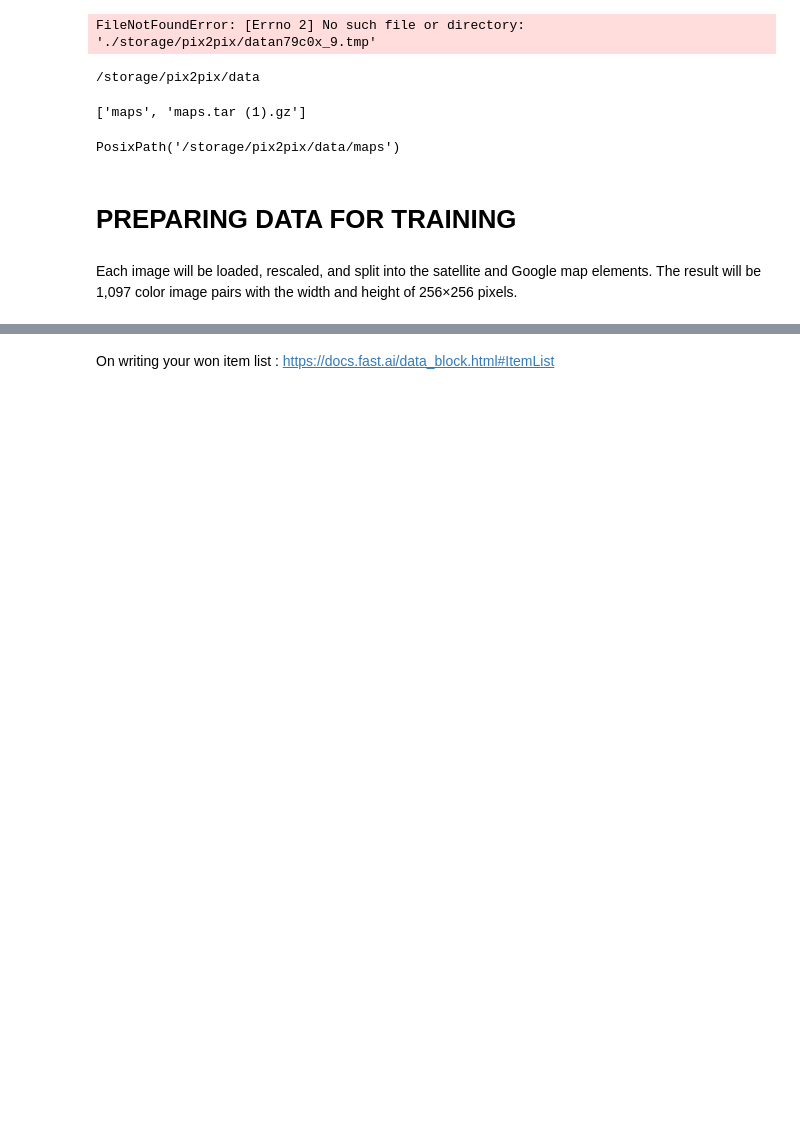
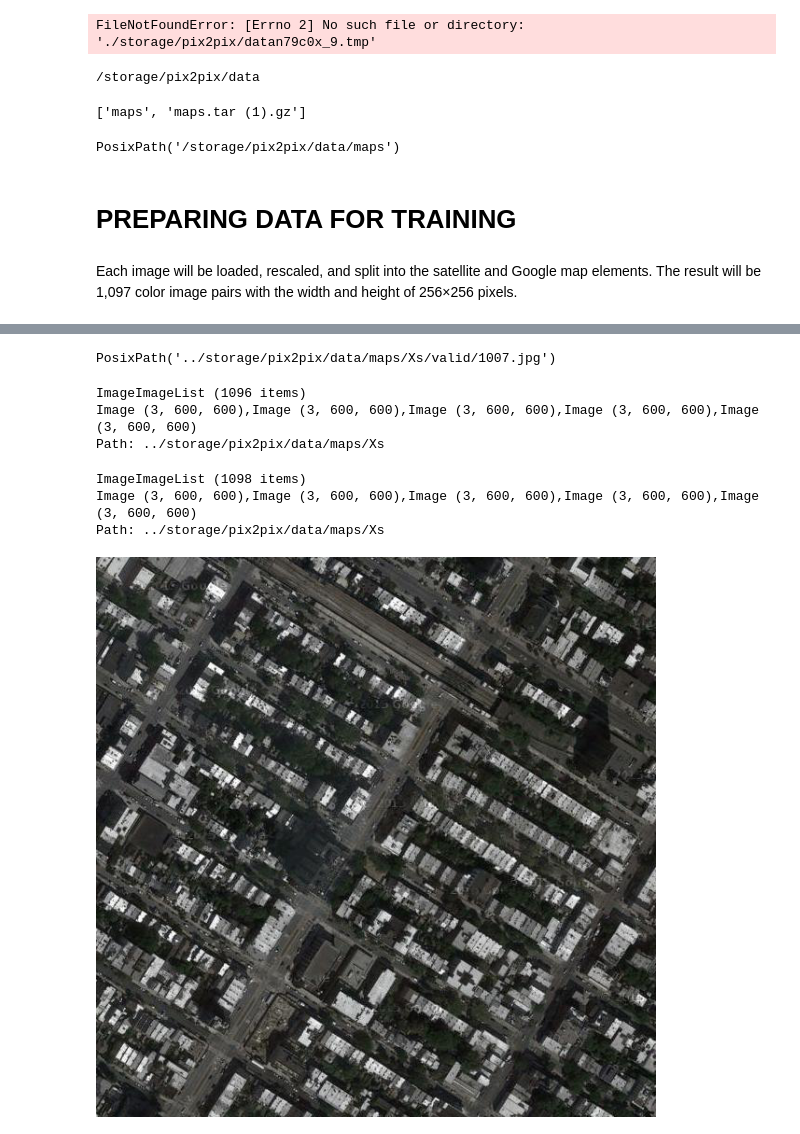
Before and after one commit to IsisChameleon/ml-training, a Jupyter notebook: nbs/Pix2Pix.ipynb, the cells around one changed output, grey strips where cells are left out. Saved outputs shown, nothing was run; the diff lists cells and outputs as text; code cells hidden in the pictures; blank space fills up the shorter version.

```diff
--- a/nbs/Pix2Pix.ipynb
+++ b/nbs/Pix2Pix.ipynb
@@ -101,0 +104,6 @@ train  val
+# %%
+# Set those variables if running independently from the data set download
+dest='../storage/pix2pix/data'
+path=Path(dest,'maps')
+pathXs=path/'Xs'
+pathYs=path/'Ys'
@@ -117,4 +125,3 @@ Test: None
 # %%
-iil = ImageImageList.from_folder(path, presort=True).split_by_folder(train='train', valid='val')
-iil
+iil = ImageImageList.from_folder(pathXs, presort=True).split_by_folder(train='train', valid='valid')
 # %% [output]
@@ -140,2 +145,4 @@ il[10]
-# %% [markdown]
-On writing your won item list : https://docs.fast.ai/data_block.html#ItemList
+# %%
+iil.valid.items[10]
+# %% [output]
+PosixPath('../storage/pix2pix/data/maps/Xs/valid/1007.jpg')
@@ -141,0 +151,16 @@ On writing your won item list : https://docs.fast.ai/data_block.html#ItemList
+# %%
+iil.lists[0]
+# %% [output]
+ImageImageList (1096 items)
+Image (3, 600, 600),Image (3, 600, 600),Image (3, 600, 600),Image (3, 600, 600),Image (3, 600, 600)
+Path: ../storage/pix2pix/data/maps/Xs
+# %%
+iil.lists[1]
+# %% [output]
+ImageImageList (1098 items)
+Image (3, 600, 600),Image (3, 600, 600),Image (3, 600, 600),Image (3, 600, 600),Image (3, 600, 600)
+Path: ../storage/pix2pix/data/maps/Xs
+# %%
+iil.lists[1][10]
+# %% [output]
+[figure, added]
```
Also changed, not shown: parts of 20 cells of this notebook, 2 other files.
